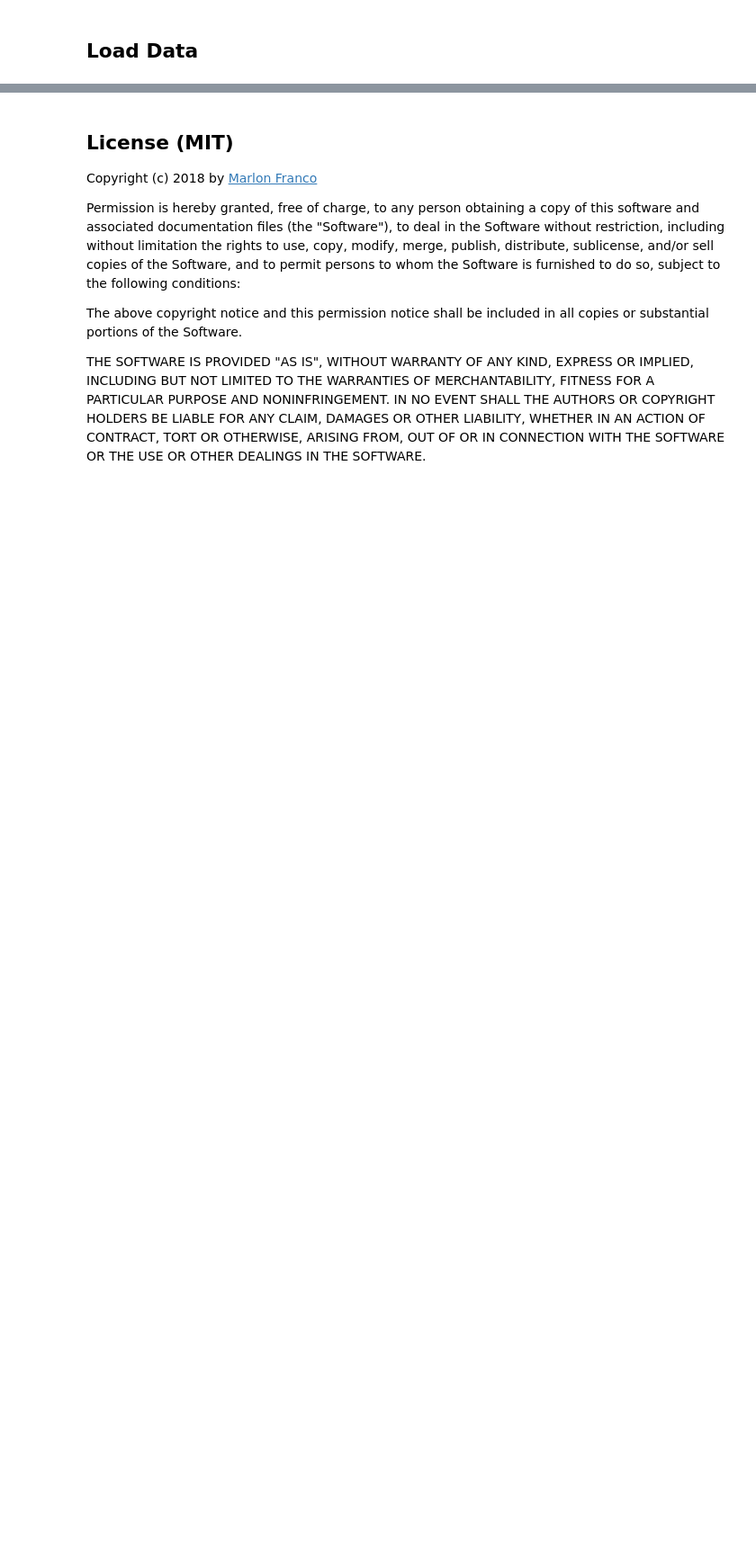
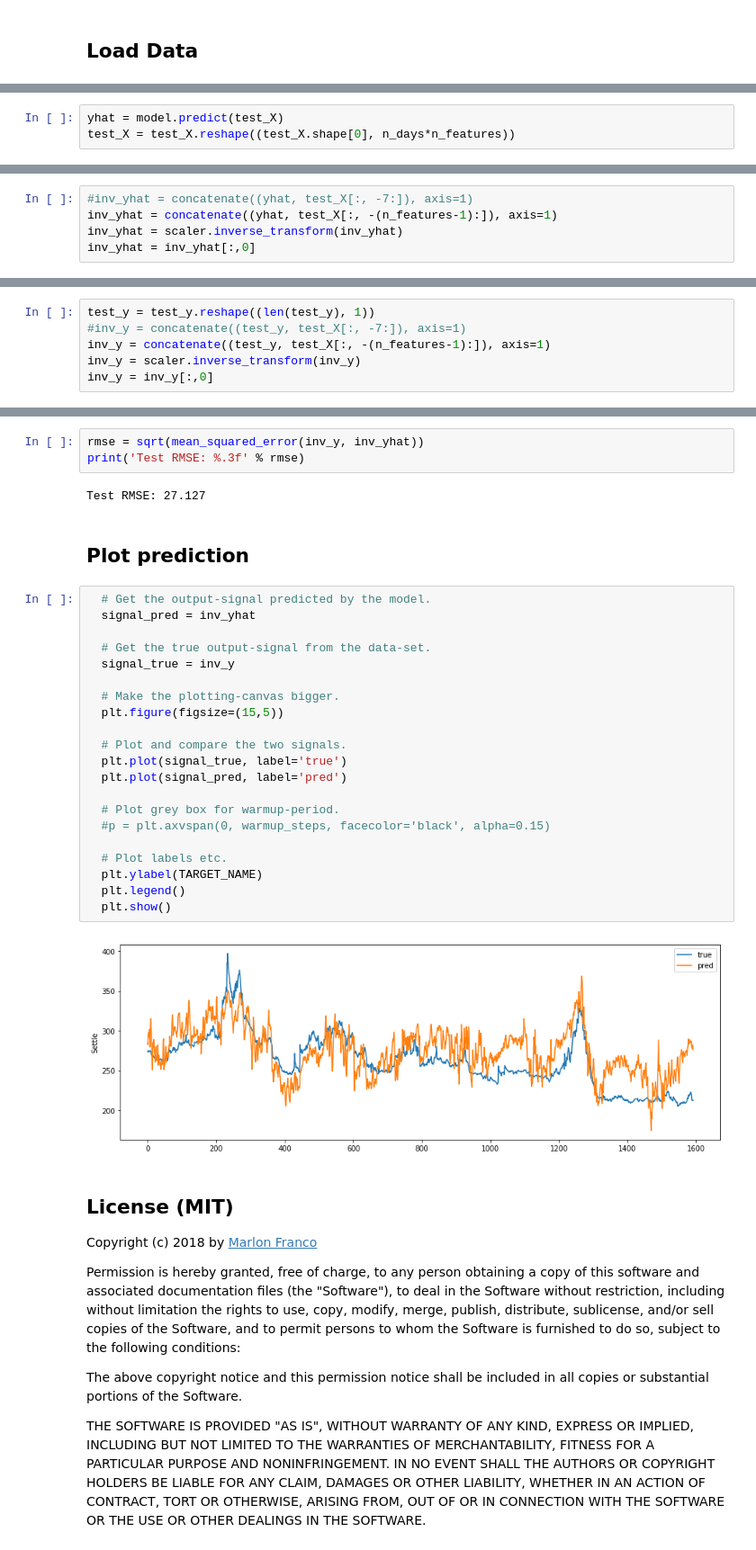
Before and after one commit to marlonrcfranco/soyforecast, a Jupyter notebook: soyforecast.ipynb, the cells around one changed output, grey strips where cells are left out. Shown: that part at 90% size. Saved outputs shown, nothing was run; the diff lists cells and outputs as text; blank space fills up the shorter version.

```diff
--- a/soyforecast.ipynb
+++ b/soyforecast.ipynb
@@ -665,0 +317,3 @@ It worked reasonably well for predicting the 'Settle' where the daily oscillatio
+# %%
+yhat = model.predict(test_X)
+test_X = test_X.reshape((test_X.shape[0], n_days*n_features))
@@ -665,0 +322,5 @@ It worked reasonably well for predicting the 'Settle' where the daily oscillatio
+# %%
+#inv_yhat = concatenate((yhat, test_X[:, -7:]), axis=1)
+inv_yhat = concatenate((yhat, test_X[:, -(n_features-1):]), axis=1)
+inv_yhat = scaler.inverse_transform(inv_yhat)
+inv_yhat = inv_yhat[:,0]
@@ -665,0 +329,6 @@ It worked reasonably well for predicting the 'Settle' where the daily oscillatio
+# %%
+test_y = test_y.reshape((len(test_y), 1))
+#inv_y = concatenate((test_y, test_X[:, -7:]), axis=1)
+inv_y = concatenate((test_y, test_X[:, -(n_features-1):]), axis=1)
+inv_y = scaler.inverse_transform(inv_y)
+inv_y = inv_y[:,0]
@@ -666,3 +337,33 @@ It worked reasonably well for predicting the 'Settle' where the daily oscillatio
+# %%
+rmse = sqrt(mean_squared_error(inv_y, inv_yhat))
+print('Test RMSE: %.3f' % rmse)
+# %% [output]
+Test RMSE: 27.127
+# %% [markdown]
+## Plot prediction
+# %%
+  # Get the output-signal predicted by the model.
+  signal_pred = inv_yhat
+
+  # Get the true output-signal from the data-set.
+  signal_true = inv_y
+
+  # Make the plotting-canvas bigger.
+  plt.figure(figsize=(15,5))
+
+  # Plot and compare the two signals.
+  plt.plot(signal_true, label='true')
+  plt.plot(signal_pred, label='pred')
+
+  # Plot grey box for warmup-period.
+  #p = plt.axvspan(0, warmup_steps, facecolor='black', alpha=0.15)
+
+  # Plot labels etc.
+  plt.ylabel(TARGET_NAME)
+  plt.legend()
+  plt.show()
+# %% [output]
+[figure, added]
 # %% [markdown]
 ## License (MIT)
 
```
Also changed, not shown: parts of 158 cells of this notebook.
